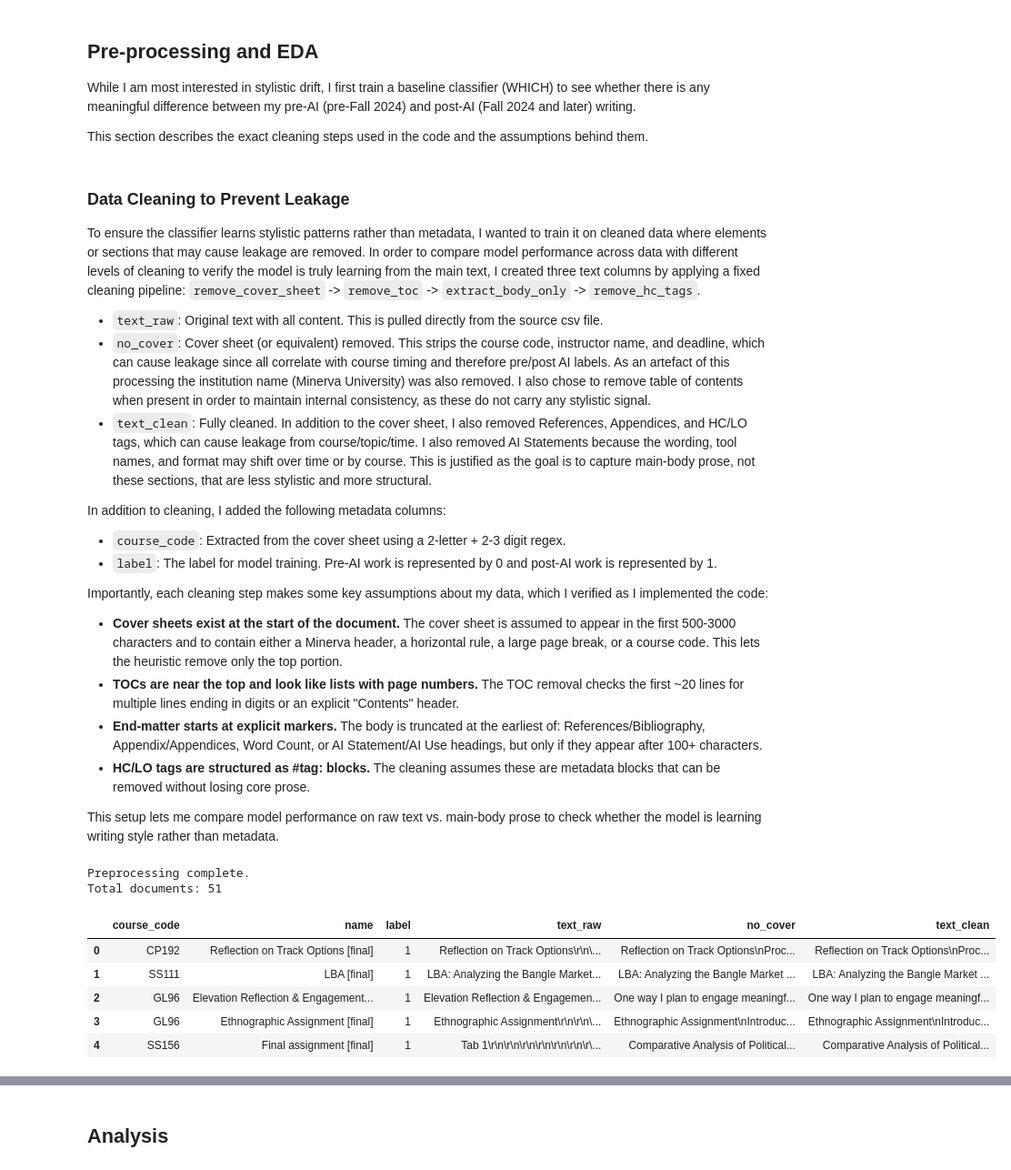
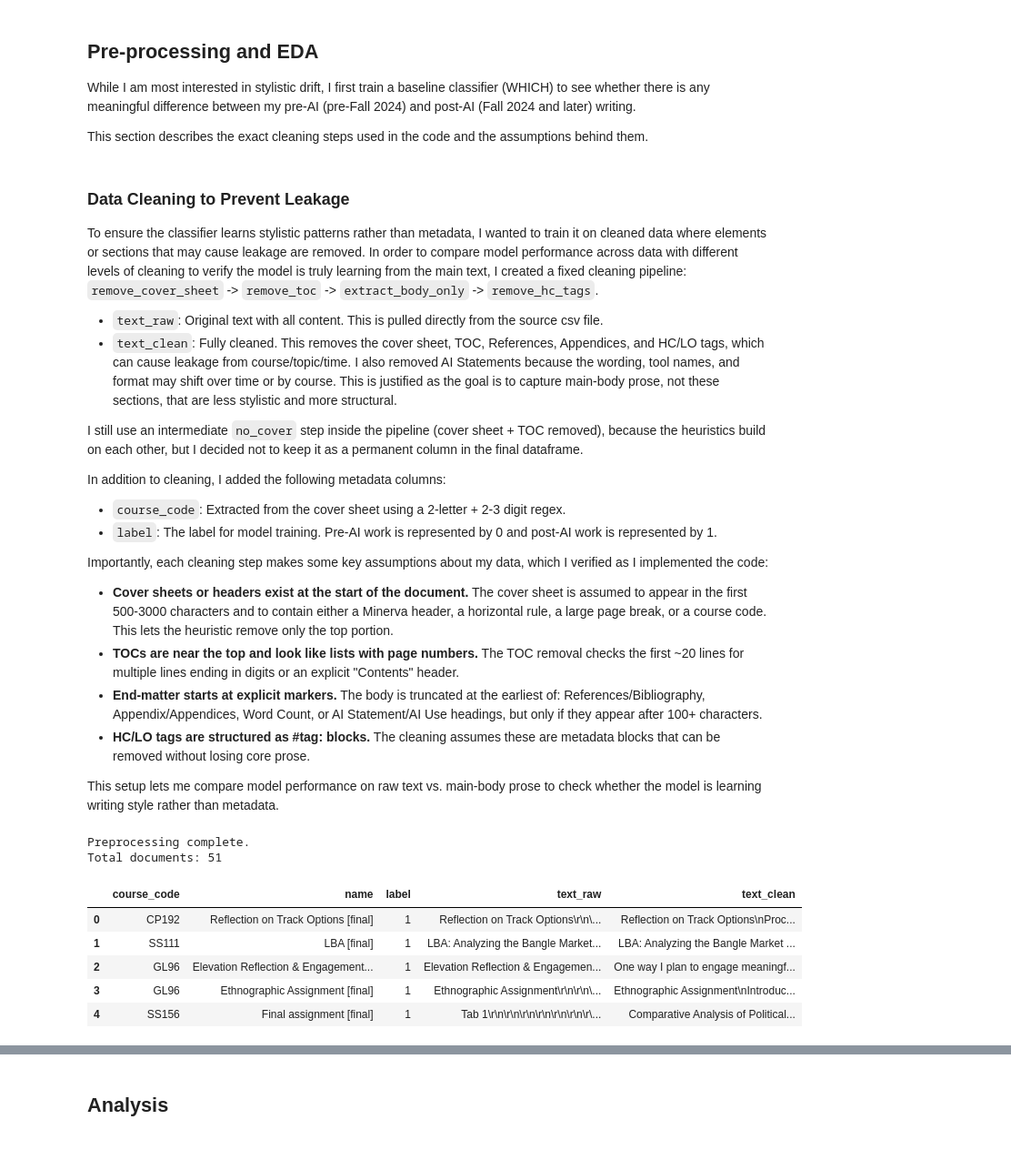
Before and after one commit to SuiseiNakagawa/stylistic-drift-analysis, a Jupyter notebook: first_draft.ipynb, the cells around one changed output, grey strips where cells are left out. Shown at 91% size. Cells and saved outputs as stored; diff of their text form; code cells hidden in the pictures.

```diff
--- a/first_draft.ipynb
+++ b/first_draft.ipynb
@@ -79,11 +96,12 @@ This section describes the exact cleaning steps used in the code and the assumpt
 # %% [markdown]
 ### Data Cleaning to Prevent Leakage
 
-To ensure the classifier learns stylistic patterns rather than metadata, I wanted to train it on cleaned data where elements or sections that may cause leakage are removed. In order to compare model performance across data with different levels of cleaning to verify the model is truly learning from the main text, I created three text columns by applying a fixed cleaning pipeline: `remove_cover_sheet` -> `remove_toc` -> `extract_body_only` -> `remove_hc_tags`.
+To ensure the classifier learns stylistic patterns rather than metadata, I wanted to train it on cleaned data where elements or sections that may cause leakage are removed. In order to compare model performance across data with different levels of cleaning to verify the model is truly learning from the main text, I created a fixed cleaning pipeline: `remove_cover_sheet` -> `remove_toc` -> `extract_body_only` -> `remove_hc_tags`.
 
 - `text_raw`: Original text with all content. This is pulled directly from the source csv file.
-- `no_cover`: Cover sheet (or equivalent) removed. This strips the course code, instructor name, and deadline, which can cause leakage since all correlate with course timing and therefore pre/post AI labels. As an artefact of this processing the institution name (Minerva University) was also removed. I also chose to remove table of contents when present in order to maintain internal consistency, as these do not carry any stylistic signal.
-- `text_clean`: Fully cleaned. In addition to the cover sheet, I also removed References, Appendices, and HC/LO tags, which can cause leakage from course/topic/time. I also removed AI Statements because the wording, tool names, and format may shift over time or by course. This is justified as the goal is to capture main-body prose, not these sections, that are less stylistic and more structural.
+- `text_clean`: Fully cleaned. This removes the cover sheet, TOC, References, Appendices, and HC/LO tags, which can cause leakage from course/topic/time. I also removed AI Statements because the wording, tool names, and format may shift over time or by course. This is justified as the goal is to capture main-body prose, not these sections, that are less stylistic and more structural.
+
+I still use an intermediate `no_cover` step inside the pipeline (cover sheet + TOC removed), because the heuristics build on each other, but I decided not to keep it as a permanent column in the final dataframe.
 
 In addition to cleaning, I added the following metadata columns:
 - `course_code`: Extracted from the cover sheet using a 2-letter + 2-3 digit regex.
@@ -91,7 +109,7 @@ In addition to cleaning, I added the following metadata columns:
 
 Importantly, each cleaning step makes some key assumptions about my data, which I verified as I implemented the code:
 
-- **Cover sheets exist at the start of the document.** The cover sheet is assumed to appear in the first 500-3000 characters and to contain either a Minerva header, a horizontal rule, a large page break, or a course code. This lets the heuristic remove only the top portion.
+- **Cover sheets or headers exist at the start of the document.** The cover sheet is assumed to appear in the first 500-3000 characters and to contain either a Minerva header, a horizontal rule, a large page break, or a course code. This lets the heuristic remove only the top portion.
 - **TOCs are near the top and look like lists with page numbers.** The TOC removal checks the first ~20 lines for multiple lines ending in digits or an explicit "Contents" header.
 - **End-matter starts at explicit markers.** The body is truncated at the earliest of: References/Bibliography, Appendix/Appendices, Word Count, or AI Statement/AI Use headings, but only if they appear after 100+ characters.
 - **HC/LO tags are structured as #tag: blocks.** The cleaning assumes these are metadata blocks that can be removed without losing core prose.
@@ -131,7 +149,7 @@ def remove_cover_sheet(text):
     1) Minerva-specific: Searches for horizontal rules or TOC header in first 3000 chars
     2) Major page break: 6+ consecutive blank lines
     3) Early horizontal rule: 5+ underscores in first 2000 chars
-    4) Course code fallback: Skips 4 lines after finding course code
+    4) Course code fallback: Skips 2 lines after finding course code
     """
     text = text.replace('\r\n', '\n')
 
@@ -162,7 +180,7 @@ def remove_cover_sheet(text):
     match = re.search(course_code_pattern, text[:500])
     if match:
         pos = match.end()
-        for _ in range(4):
+        for _ in range(2):
             next_newline = text.find('\n', pos)
             if next_newline == -1:
                 break
@@ -253,43 +271,42 @@ def preprocess_dataframe(df):
 
     Columns created:
     - text_raw: Original text (baseline)
-    - no_cover: Cover sheet + TOC removed
-    - text_clean: Body text only (no references, appendix, AI statements, HC tags)
+    - text_clean: Body text only (no coversheet, TOC, references, appendix, AI statements, HC tags)
     - course_code: Extracted course code
     - label: 0 = pre-AI courses, 1 = post-AI courses
     """
     df_processed = df.copy()
     df_processed['course_code'] = df_processed['text_raw'].apply(extract_course_code)
     df_processed['no_cover'] = df_processed['text_raw'].apply(remove_cover_sheet).apply(remove_toc)
     df_processed['text_clean'] = df_processed['no_cover'].apply(extract_body_only).apply(remove_hc_tags)
     PRE_AI_COURSES = ['CX51', 'EA51', 'FA51', 'GL92', 'MC51',
                       'CX50', 'EA50', 'FA50', 'GL91', 'MC50', 'IL199']
     df_processed['label'] = df_processed['course_code'].apply(
         lambda x: 0 if x in PRE_AI_COURSES else 1
     )
 
     return df_processed
 
 # Apply preprocessing and keep relevant columns
 df_processed = preprocess_dataframe(df)
-df_processed = df_processed[['name', 'course_code', 'label', 'text_raw', 'no_cover', 'text_clean']]
+df_processed = df_processed[['name', 'course_code', 'label', 'text_raw', 'text_clean']]
 
 print("Preprocessing complete.")
 print(f"Total documents: {len(df_processed)}")
 
 # Display summary table with truncated text for readability
 display_df = df_processed.head().copy()
-text_cols = ['text_raw', 'no_cover', 'text_clean']
+text_cols = ['text_raw', 'text_clean']
 for col in text_cols:
     display_df[col] = display_df[col].apply(lambda x: (x[:75] + '...') if isinstance(x, str) and len(x) > 75 else x)
 display(display_df[['course_code', 'name', 'label'] + text_cols])
 # %% [output]
 Preprocessing complete.
 Total documents: 51
-|  | course_code | name | label | text_raw | no_cover | text_clean |
-| 0 | CP192 | Reflection on Track Options [final] | 1 | ﻿Reflection on Track Options\r\n\... | Reflection on Track Options\nProc... | Reflection on Track Options\nProc... |
-| 1 | SS111 | LBA [final] | 1 | ﻿LBA: Analyzing the Bangle Market... | LBA: Analyzing the Bangle Market ... | LBA: Analyzing the Bangle Market ... |
-| 2 | GL96 | Elevation Reflection & Engagement... | 1 | ﻿Elevation Reflection & Engagemen... | One way I plan to engage meaningf... | One way I plan to engage meaningf... |
-| 3 | GL96 | Ethnographic Assignment [final] | 1 | ﻿Ethnographic Assignment\r\n\r\n\... | Ethnographic Assignment\nIntroduc... | Ethnographic Assignment\nIntroduc... |
-| 4 | SS156 | Final assignment [final] | 1 | ﻿Tab 1\r\n\r\n\r\n\r\n\r\n\r\n\r\... | Comparative Analysis of Political... | Comparative Analysis of Political... |
+|  | course_code | name | label | text_raw | text_clean |
+| 0 | CP192 | Reflection on Track Options [final] | 1 | ﻿Reflection on Track Options\r\n\... | Reflection on Track Options\nProc... |
+| 1 | SS111 | LBA [final] | 1 | ﻿LBA: Analyzing the Bangle Market... | LBA: Analyzing the Bangle Market ... |
+| 2 | GL96 | Elevation Reflection & Engagement... | 1 | ﻿Elevation Reflection & Engagemen... | One way I plan to engage meaningf... |
+| 3 | GL96 | Ethnographic Assignment [final] | 1 | ﻿Ethnographic Assignment\r\n\r\n\... | Ethnographic Assignment\nIntroduc... |
+| 4 | SS156 | Final assignment [final] | 1 | ﻿Tab 1\r\n\r\n\r\n\r\n\r\n\r\n\r\... | Comparative Analysis of Political... |
 # %%
```
Also changed, not shown: parts of 12 cells of this notebook.
